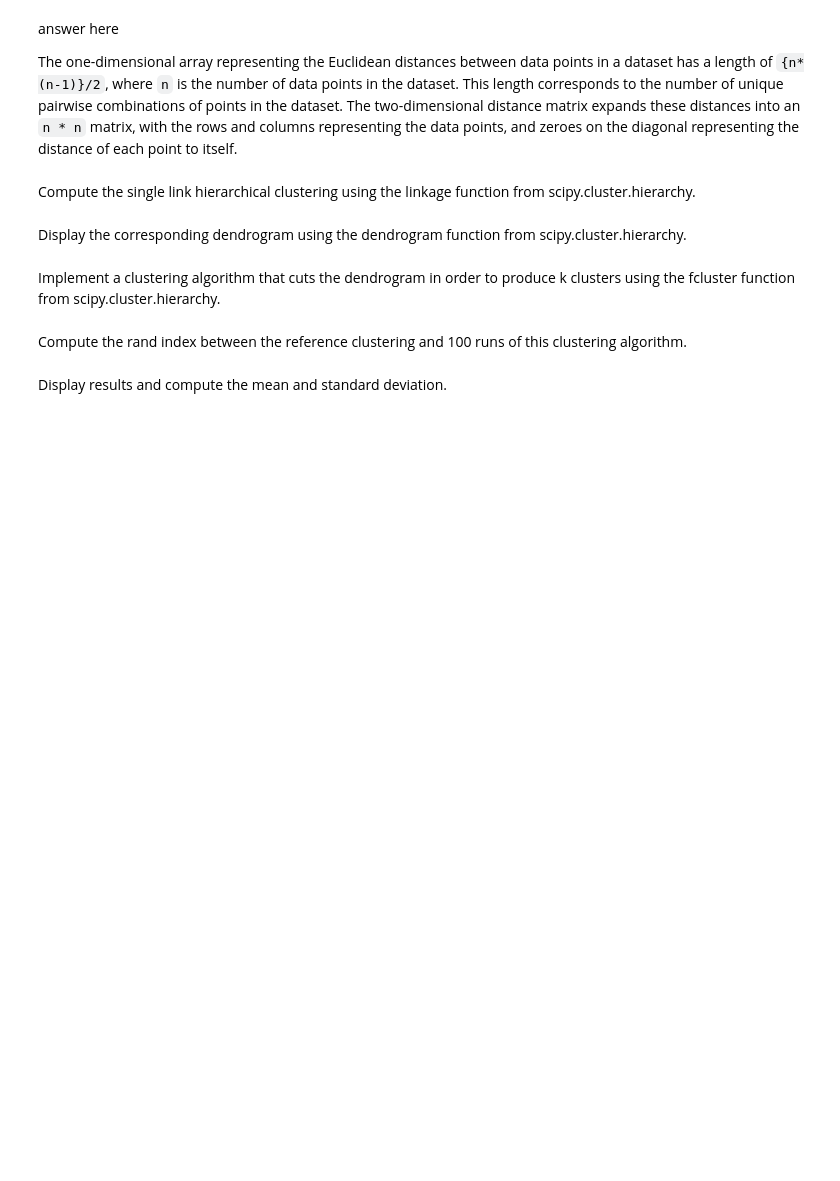
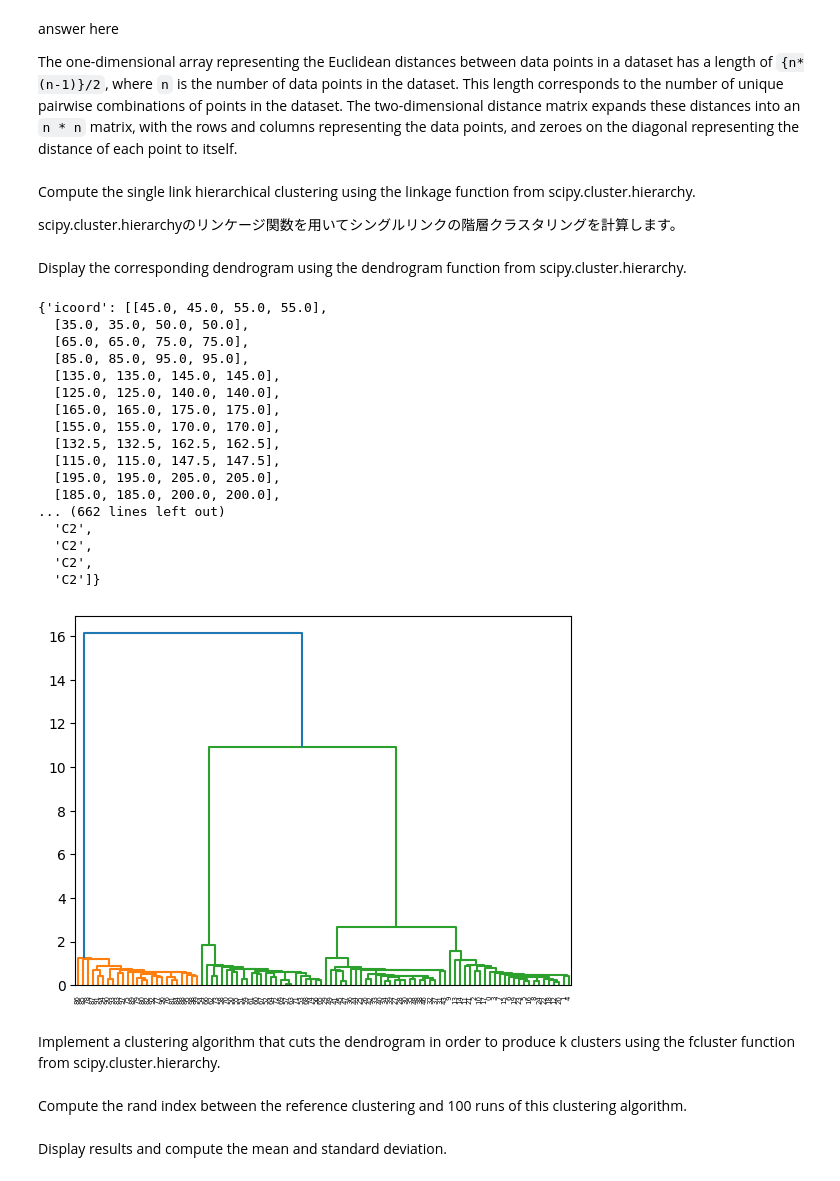
Before and after one commit to soso0024/python-ARTIN, a Jupyter notebook: Lab1/artinClustering.ipynb, the cells around one changed output. Saved outputs shown, nothing was run; the diff lists cells and outputs as text; code cells hidden in the pictures; blank space fills up the shorter version.

Commit message:
add the program of clustering in Lab1

```diff
--- a/Lab1/artinClustering.ipynb
+++ b/Lab1/artinClustering.ipynb
@@ -228,8 +210,37 @@ answer here
 The one-dimensional array representing the Euclidean distances between data points in a dataset has a length of `{n*(n-1)}/2`, where `n` is the number of data points in the dataset. This length corresponds to the number of unique pairwise combinations of points in the dataset. The two-dimensional distance matrix expands these distances into an `n * n` matrix, with the rows and columns representing the data points, and zeroes on the diagonal representing the distance of each point to itself.
 # %% [markdown]
 Compute the single link hierarchical clustering using the linkage function from scipy.cluster.hierarchy.
+
+scipy.cluster.hierarchyのリンケージ関数を用いてシングルリンクの階層クラスタリングを計算します。
+# %%
+from scipy.cluster.hierarchy import linkage, dendrogram
+
+# 距離行列を用いて階層クラスタリングを行う
+linkage_matrix = linkage(distance, method='single')
 # %% [markdown]
 Display the corresponding dendrogram using the dendrogram function from scipy.cluster.hierarchy.
+# %%
+# 階層クラスタリングの樹形図を表示する
+dendrogram(linkage_matrix)
+# %% [output]
+{'icoord': [[45.0, 45.0, 55.0, 55.0],
+  [35.0, 35.0, 50.0, 50.0],
+  [65.0, 65.0, 75.0, 75.0],
+  [85.0, 85.0, 95.0, 95.0],
+  [135.0, 135.0, 145.0, 145.0],
+  [125.0, 125.0, 140.0, 140.0],
+  [165.0, 165.0, 175.0, 175.0],
+  [155.0, 155.0, 170.0, 170.0],
+  [132.5, 132.5, 162.5, 162.5],
+  [115.0, 115.0, 147.5, 147.5],
+  [195.0, 195.0, 205.0, 205.0],
+  [185.0, 185.0, 200.0, 200.0],
+... (662 lines left out)
+  'C2',
+  'C2',
+  'C2',
+  'C2']}
+[figure, added]
 # %% [markdown]
 Implement a clustering algorithm that cuts the dendrogram in order to produce k clusters using the fcluster function from scipy.cluster.hierarchy.
 # %% [markdown]
```
Also changed, not shown: parts of 10 cells of this notebook, 1 other file.
